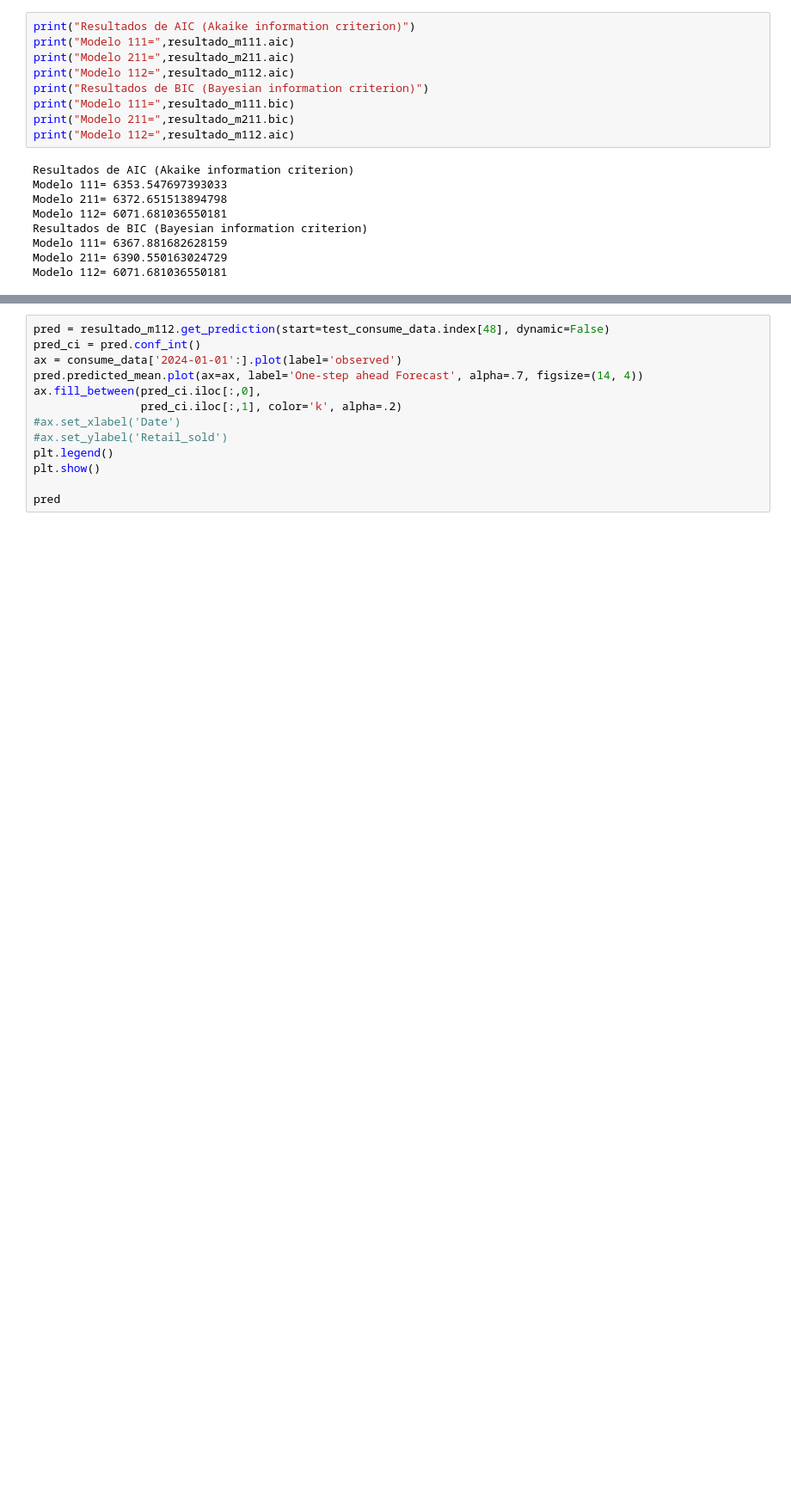
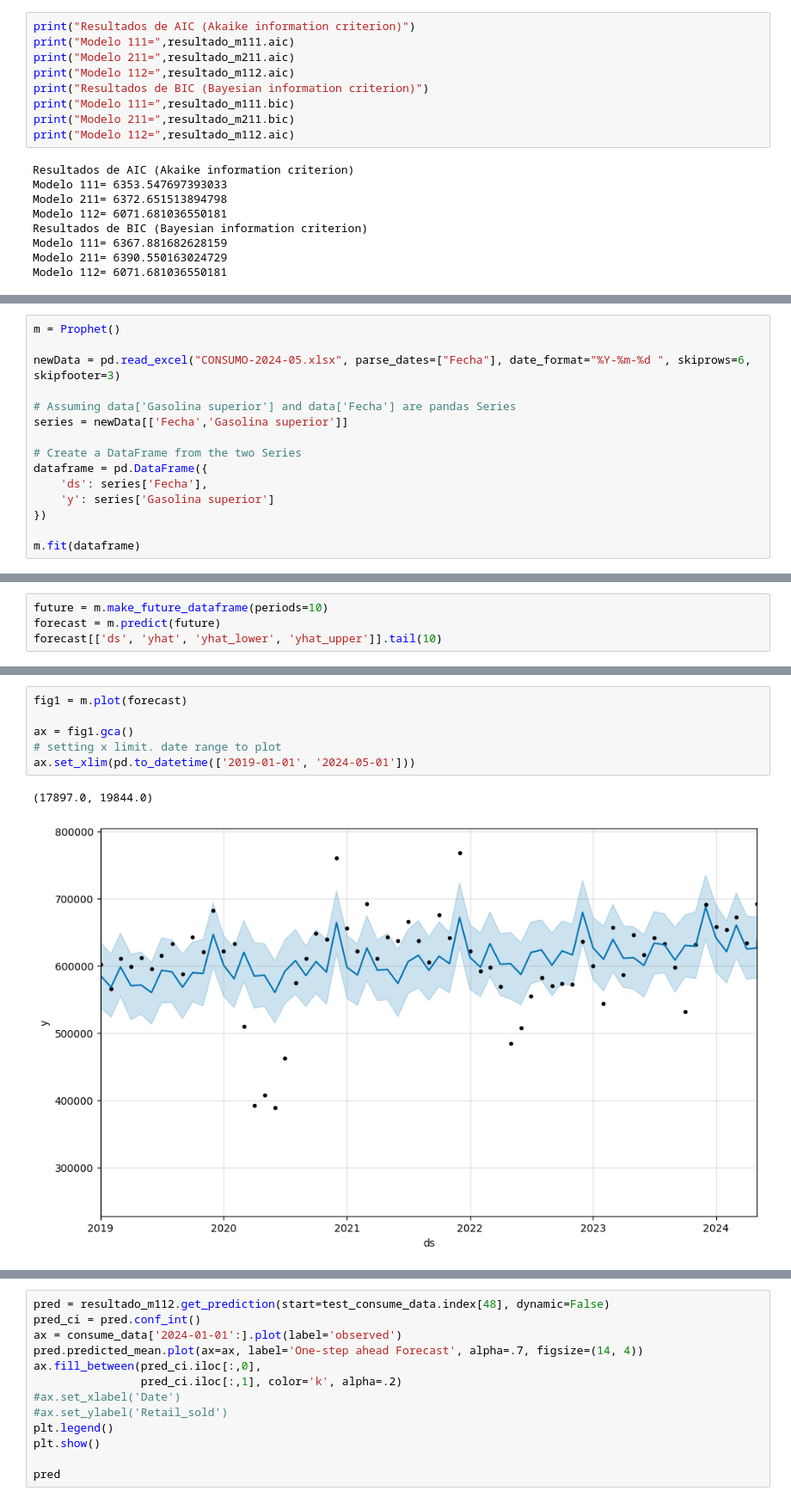
Before and after one commit to VIL20776/Laboratorio2-DataScience, a Jupyter notebook: consumeData.ipynb, the cells around one changed output, grey strips where cells are left out. Shown at 86% size. Saved outputs shown, nothing was run; the diff lists cells and outputs as text; blank space fills up the shorter version.

Commit message:
consume data and importations predictions with prophet finished

```diff
--- a/consumeData.ipynb
+++ b/consumeData.ipynb
@@ -358,0 +383,15 @@ Modelo 112= 6071.681036550181
+# %%
+m = Prophet()
+
+newData = pd.read_excel("CONSUMO-2024-05.xlsx", parse_dates=["Fecha"], date_format="%Y-%m-%d ", skiprows=6, skipfooter=3)
+
+# Assuming data['Gasolina superior'] and data['Fecha'] are pandas Series
+series = newData[['Fecha','Gasolina superior']]
+
+# Create a DataFrame from the two Series
+dataframe = pd.DataFrame({
+    'ds': series['Fecha'],
+    'y': series['Gasolina superior']
+})
+
+m.fit(dataframe)
@@ -358,0 +402,4 @@ Modelo 112= 6071.681036550181
+# %%
+future = m.make_future_dataframe(periods=10)
+forecast = m.predict(future)
+forecast[['ds', 'yhat', 'yhat_lower', 'yhat_upper']].tail(10)
@@ -358,0 +418,9 @@ Modelo 112= 6071.681036550181
+# %%
+fig1 = m.plot(forecast)
+
+ax = fig1.gca()
+# setting x limit. date range to plot
+ax.set_xlim(pd.to_datetime(['2019-01-01', '2024-05-01']))
+# %% [output]
+(17897.0, 19844.0)
+[figure, added]
```
Also changed, not shown: parts of 17 cells of this notebook, 1 other file.
